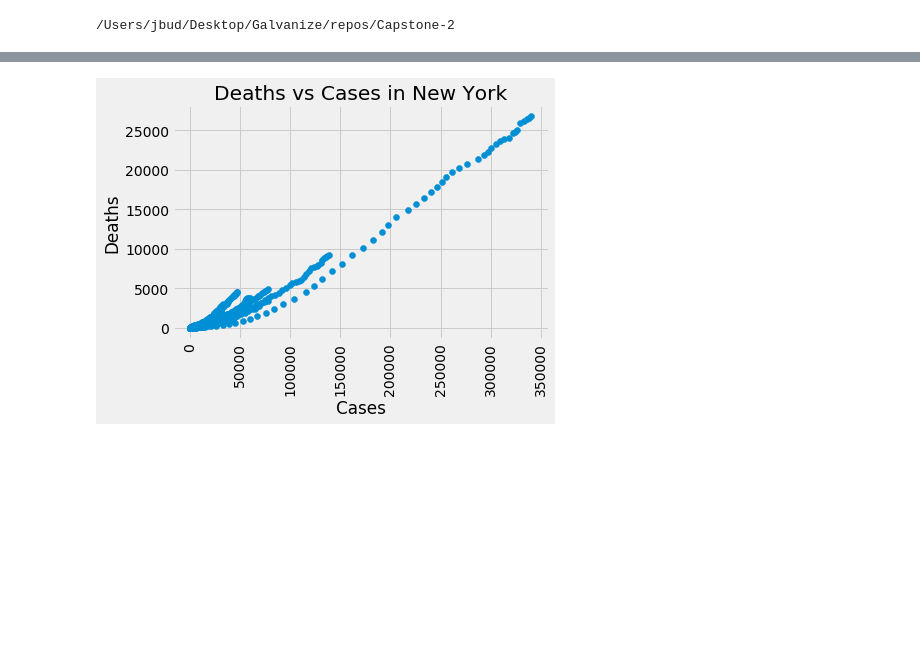
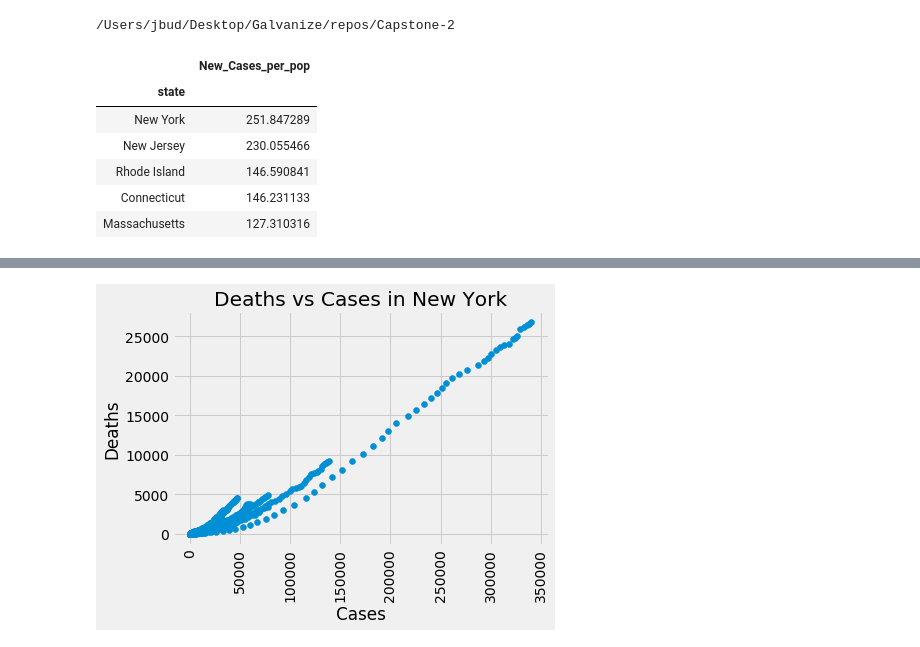
Before and after one commit to Jbudnick/Covid-19-Forecasting, a Jupyter notebook: notebooks/EDA.ipynb, the cells around one changed output, grey strips where cells are left out. Cells and saved outputs as stored; diff of their text form; code cells hidden in the pictures; blank space fills up the shorter version.

```diff
--- a/notebooks/EDA.ipynb
+++ b/notebooks/EDA.ipynb
@@ -382,3 +382,14 @@ if __name__ == '__main__':
     rf_model.evaluate_model()
 
     #Plots in notebooks/EDA.ipynb
+# %%
+top_states = covid_df[['state','New_Cases_per_pop']].groupby('state').mean()
+top_states.sort_values('New_Cases_per_pop', ascending = False)[:5]
+# %% [output]
+|  | New_Cases_per_pop |
+| state |  |
+| New York | 251.847289 |
+| New Jersey | 230.055466 |
+| Rhode Island | 146.590841 |
+| Connecticut | 146.231133 |
+| Massachusetts | 127.310316 |
```
Also changed, not shown: parts of 3 cells of this notebook, 1 other file.
